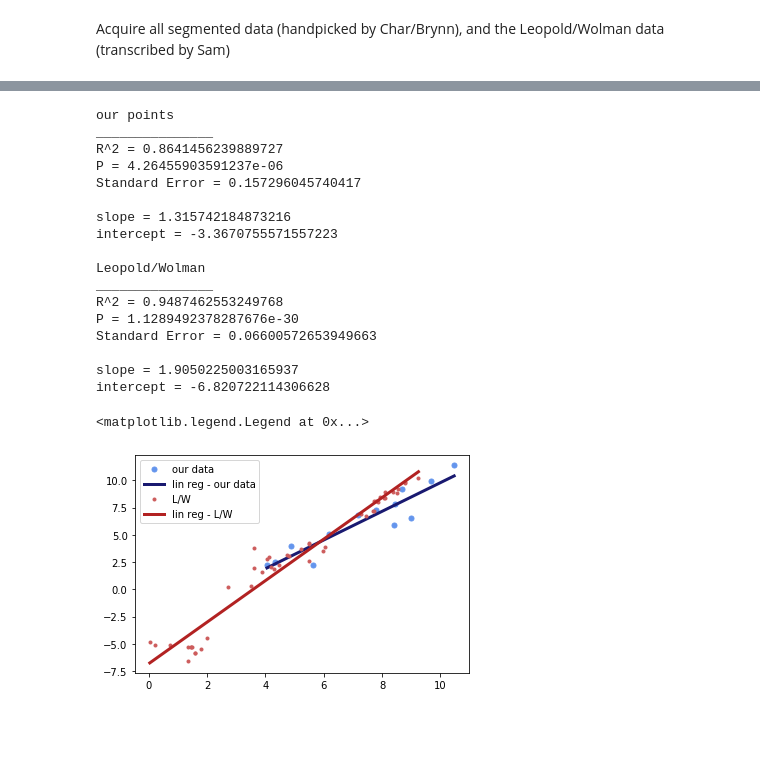
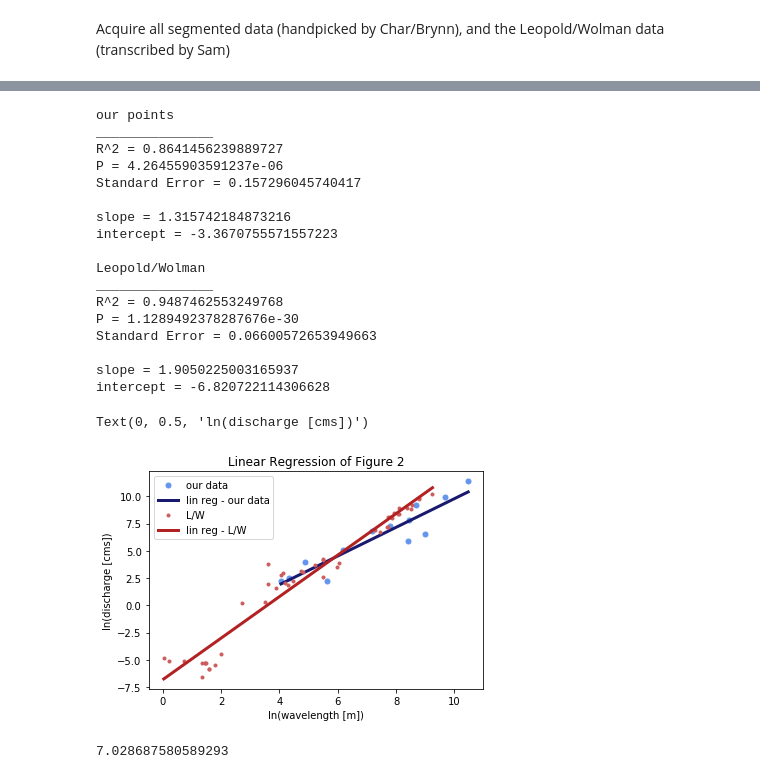
Before and after one commit to b-r-hamilton/meander, a Jupyter notebook: Analysis on River Segments.ipynb, the cells around one changed output, grey strips where cells are left out. Drawn from its saved outputs; the diff is of its cells as text; code cells hidden in the pictures; blank space fills up the shorter version.

```diff
--- a/Analysis on River Segments.ipynb
+++ b/Analysis on River Segments.ipynb
@@ -25,21 +25,23 @@ comp_x = pd.read_excel(comparison_path)
 seg_data_wave = []
 seg_data_dis = []
 stds = []
-for seg in segments:
+
+for seg in segments: #iterate through all files in 'Segments' folder
     if seg != 'data_descriptions.txt':
-        if seg[0] != '~':
+        if seg[0] != '~': #weird excel coding for autosave version of file
+            print(seg)
             path = os.path.join(segment_folder, seg)
             seg_x = pd.read_excel(path)
-            x1 = (max(seg_x['lat']), max(seg_x['lon']))
-            x2 = (min(seg_x['lat']), min(seg_x['lon']))
-            swing = distance.distance(x1, x2).km
 
-            dm.assign_cop_to_latlon_alternative(path, compressed_discharge_path)
-            seg_x = pd.read_excel(path)
-
+            #use nearest neighbors method to assign values fom compressed_ra.pickle to segment in question
+            dm.assign_cop_to_latlon(path, compressed_discharge_path)
+            seg_x = pd.read_excel(path) #read the file just written
+            print('')
+            #get meander wavelength and discharge data
             seg_data_wave.append(seg_x['Meandwave'].tolist())
             seg_data_dis.append(seg_x['max_dis'].tolist())
 
+#read leopold/wolman data transcribed by Sam
 leopold_x = pd.read_excel(comparison_path)
 leopold_wave = leopold_x['Wavelength (m)'].tolist()
 leopold_dis = leopold_x['Qbankfull (cms)'].tolist()
@@ -123,14 +112,0 @@ np.min(avg_d)
-# %%
-plt.figure(figsize = (10,10))
-y = stds
-x = np.arange(0, len(stds))
-leg = ['Amazon', 'West Fork Kickapoo','Small Creek, OR', 'Red', 'Wabash', 'small Amazon', 'Kansas', 'Missouri', 'Mississippi', 'Brandywine', 'Animas', 'Baker', 'Snake']
-
-for i in range(len(y)):
-    plt.plot(x[i], y[i], '.')
-    plt.text(x[i], y[i], s = segments[1:][i])
-
-plt.hlines(0.1, xmin = 0, xmax = 12)
-
-plt.legend(segments[1:], bbox_to_anchor = (1.04, 1))
-print(stds)
@@ -157,33 +137,39 @@ plt.figure()
 plt.plot(x_ln, y_ln, '.', markersize = 10, color = 'cornflowerblue')
 x_ln = np.sort(x_ln)
 plt.plot(x_ln, y_theo, '-',color = 'midnightblue', linewidth = 3)
 
 leo_w_ln = np.log(leopold_wave)
 leo_d_ln = np.log(leopold_dis)
 leo_d_theo = dm.lin_reg(leo_w_ln, leo_d_ln, 'Leopold/Wolman')
 plt.plot(leo_w_ln, leo_d_ln, '.', color = 'indianred')
 leo_d_theo = np.sort(leo_d_theo)
 leo_w_ln = np.sort(leo_w_ln)
 plt.plot(leo_w_ln, leo_d_theo, '-', color = 'firebrick', linewidth = 3)
-
 plt.legend(['our data', 'lin reg - our data', 'L/W', 'lin reg - L/W'])
+plt.title('Linear Regression of Figure 2')
+plt.xlabel('ln(wavelength [m])')
+plt.ylabel('ln(discharge [cms])')
 # %% [output]
 our points
 _______________
 R^2 = 0.8641456239889727
 P = 4.26455903591237e-06
 Standard Error = 0.157296045740417
 
 slope = 1.315742184873216
 intercept = -3.3670755571557223
 
 Leopold/Wolman
 _______________
 R^2 = 0.9487462553249768
 P = 1.1289492378287676e-30
 Standard Error = 0.06600572653949663
 
 slope = 1.9050225003165937
 intercept = -6.820722114306628
-<matplotlib.legend.Legend at 0x...>
+Text(0, 0.5, 'ln(discharge [cms])')
-[figure, old version]
+[figure, new version]
+# %%
+np.exp(1.95)
+# %% [output]
+7.028687580589293
```
Also changed, not shown: parts of 10 cells of this notebook.
